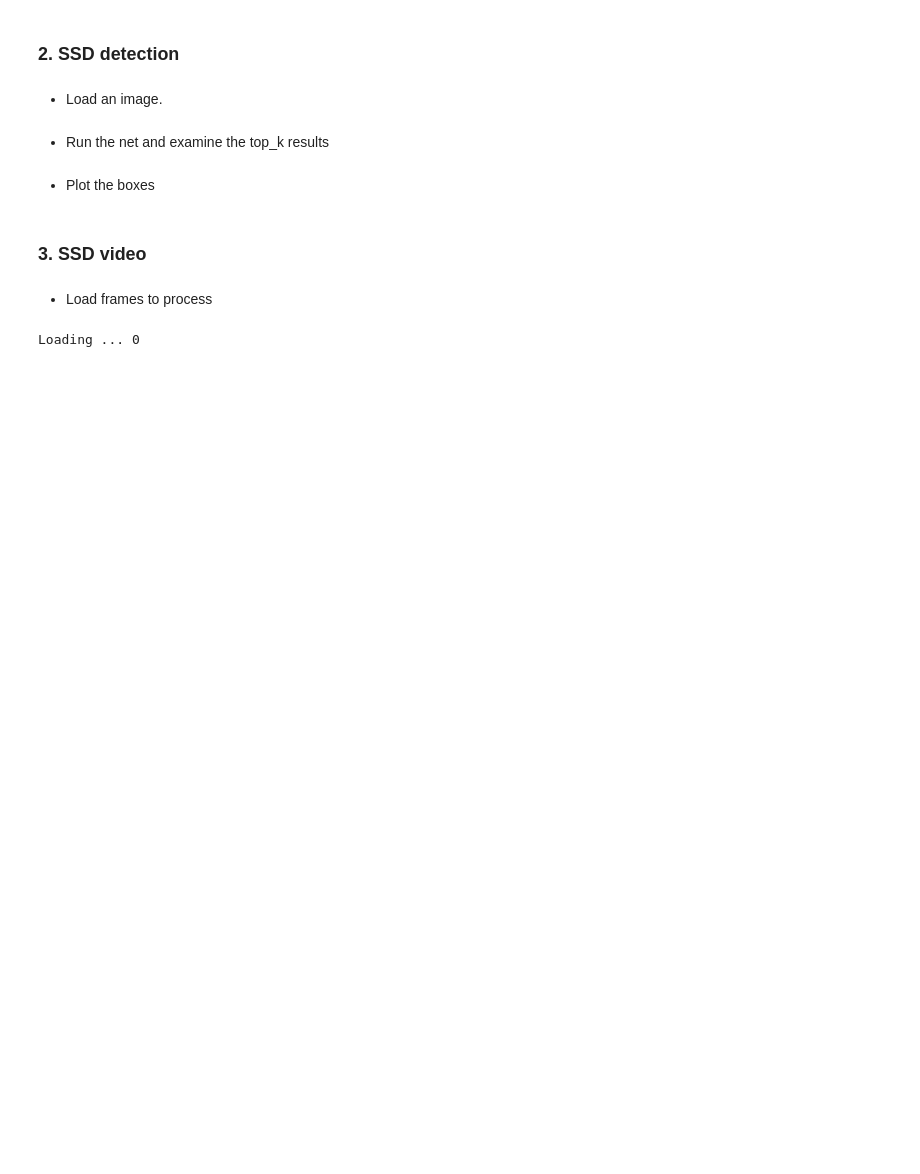
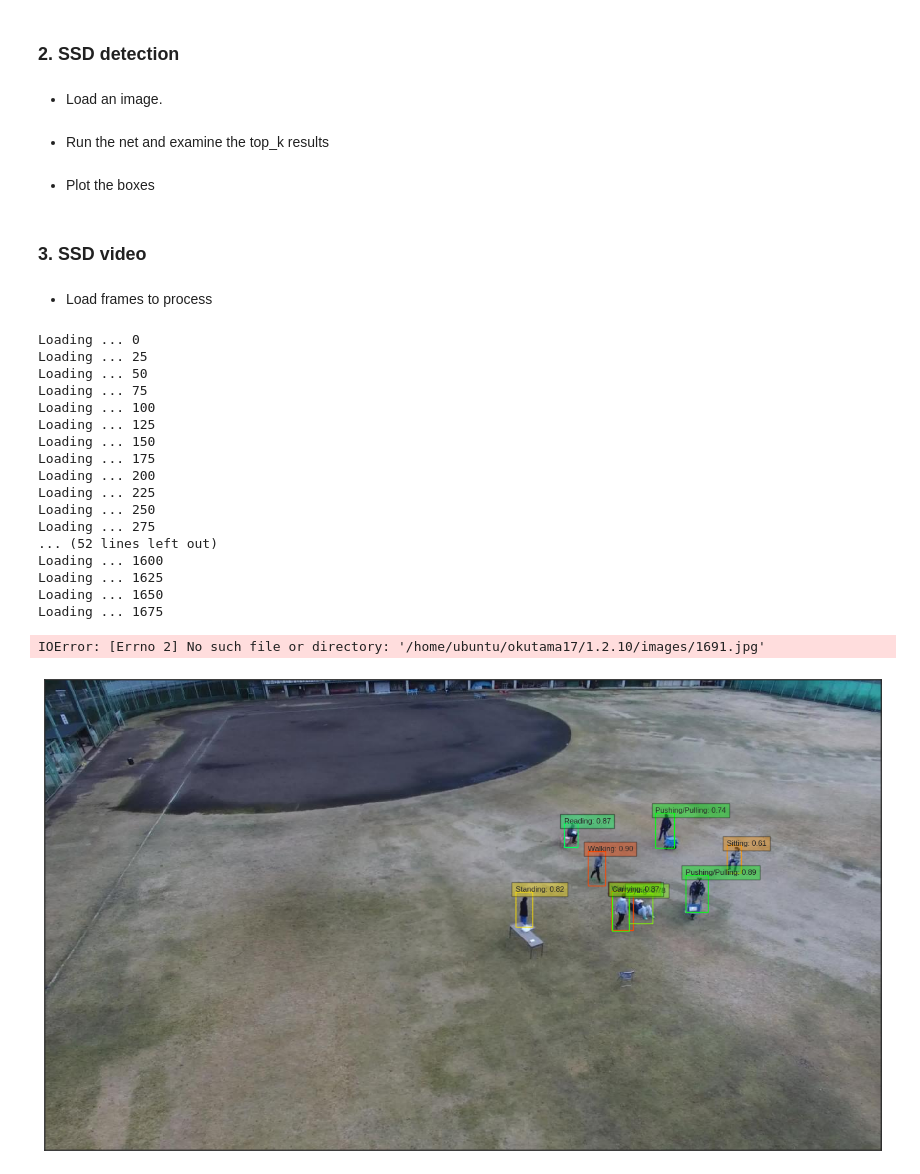
Before and after one commit to Mohammadamin-Barekatain/caffe, a Jupyter notebook: examples/ssd_detect_Okutama.ipynb, the cells around one changed output. Drawn from its saved outputs; the diff is of its cells as text; code cells hidden in the pictures; blank space fills up the shorter version.

```diff
--- a/examples/ssd_detect_Okutama.ipynb
+++ b/examples/ssd_detect_Okutama.ipynb
@@ -57,8 +57,8 @@ def get_labelname(labelmap, labels):
 # %% [markdown]
 * Load the net in the test phase for inference, and configure input preprocessing.
 # %%
-model_def = 'models/VGGNet/okutama/SSD_512x512/deploy.prototxt'
-model_weights = 'models/VGGNet/okutama/SSD_512x512/VGG_okutama_SSD_512x512_iter_2000.caffemodel'
+model_def = 'models/VGGNet/okutama/action/SSD_960x540/deploy.prototxt'
+model_weights = 'models/VGGNet/okutama/action/SSD_960x540/VGG_okutama_action_SSD_960x540_iter_9000.caffemodel'
 
 net = caffe.Net(model_def,      # defines the structure of the model
                 model_weights,  # contains the trained weights
@@ -173,16 +173,16 @@ cv2.imwrite('../../output/test2.png', img)
 # %% [markdown]
 - Load frames to process
 # %%
-model_def = 'models/VGGNet/okutama/SSD_512x512/deploy.prototxt'
-model_weights = 'models/VGGNet/okutama/SSD_512x512/VGG_okutama_SSD_512x512_iter_2000.caffemodel'
+model_def = 'models/VGGNet/okutama/action/SSD_960x540/deploy.prototxt'
+model_weights = 'models/VGGNet/okutama/action/SSD_960x540/VGG_okutama_action_SSD_960x540_iter_9000.caffemodel'
 
 net = caffe.Net(model_def,      # defines the structure of the model
                 model_weights,  # contains the trained weights
                 caffe.TEST)     # use test mode (e.g., don't perform dropout)
 
 # input preprocessing: 'data' is the name of the input blob == net.inputs[0]
-#transformer = caffe.io.Transformer({'data': net.blobs['data'].data.shape})
-transformer = caffe.io.Transformer({'data': (1,3,512,512)})
+transformer = caffe.io.Transformer({'data': net.blobs['data'].data.shape})
+# transformer = caffe.io.Transformer({'data': (1,3,512,512)})
 transformer.set_transpose('data', (2, 0, 1))
 transformer.set_mean('data', np.array([104,117,123])) # mean pixel
 transformer.set_raw_scale('data', 255)  # the reference model operates on images in [0,255] range instead of [0,1]
@@ -191,20 +191,20 @@ transformer.set_channel_swap('data', (2,1,0))  # the reference model has channel
 
 # set net to batch size of 1
 image_resize = 512 # Should be set
-video_id = "1.1.8" # Should be set
+video_id = "1.2.10" # Should be set
 data_set_path = "/home/ubuntu/okutama17/" # Should be Set
 
 save_path = '../../output/'+video_id+"/"
 #os.makedirs(save_path)
 start_frame=0
-end_frame= 1834 #len(os.listdir(video_path))
+end_frame= len(os.listdir(data_set_path+video_id+'/images'))
 #interval=1 # should be set
-threshold = 0.3  # should be set
+threshold = 0.33  # should be set
 my_dpi = 80
 
 video_path = os.path.join(data_set_path, video_id, "images")
-net.blobs['data'].reshape(1,3,512,512)
-
+#net.blobs['data'].reshape(1,3,512,512)
+net.blobs['data'].reshape(1,3,540,960)
 
 colors = plt.cm.hsv(np.linspace(0, 1, 21)).tolist()
 
@@ -236,32 +236,48 @@ for frame in xrange(start_frame, end_frame+1):
     top_ymin = det_ymin[top_indices]
     top_xmax = det_xmax[top_indices]
     top_ymax = det_ymax[top_indices]
 
     pt.clear()
     currentAxis = pt.gca()
     fig  = currentAxis.imshow(image)
 
 
-
-
     for i in xrange(top_conf.shape[0]):
         xmin = int(round(top_xmin[i] * image.shape[1]))
         ymin = int(round(top_ymin[i] * image.shape[0]))
         xmax = int(round(top_xmax[i] * image.shape[1]))
         ymax = int(round(top_ymax[i] * image.shape[0]))
         score = top_conf[i]
         label = int(top_label_indices[i])
         label_name = top_labels[i]
         display_txt = '%s: %.2f'%(label_name, score)
         coords = (xmin, ymin), xmax-xmin+1, ymax-ymin+1
         color = colors[label]
         currentAxis.add_patch(plt.Rectangle(*coords, fill=False, edgecolor=color, linewidth=1))
         currentAxis.text(xmin, ymin, display_txt, bbox={'facecolor':color, 'alpha':0.4},fontsize=8)
 
     fig.axes.get_xaxis().set_visible(False)
     fig.axes.get_yaxis().set_visible(False)
     pt.savefig(save_path+str(frame).zfill(4)+'.jpg', bbox_inches='tight')
 
 print "IT'S DONE !!!"
 # %% [output]
 Loading ... 0
+Loading ... 25
+Loading ... 50
+Loading ... 75
+Loading ... 100
+Loading ... 125
+Loading ... 150
+Loading ... 175
+Loading ... 200
+Loading ... 225
+Loading ... 250
+Loading ... 275
+... (52 lines left out)
+Loading ... 1600
+Loading ... 1625
+Loading ... 1650
+Loading ... 1675
+IOError: [Errno 2] No such file or directory: '/home/ubuntu/okutama17/1.2.10/images/1691.jpg'
+[figure, added]
```
Also changed, not shown: parts of 2 cells of this notebook, 6 other files.
